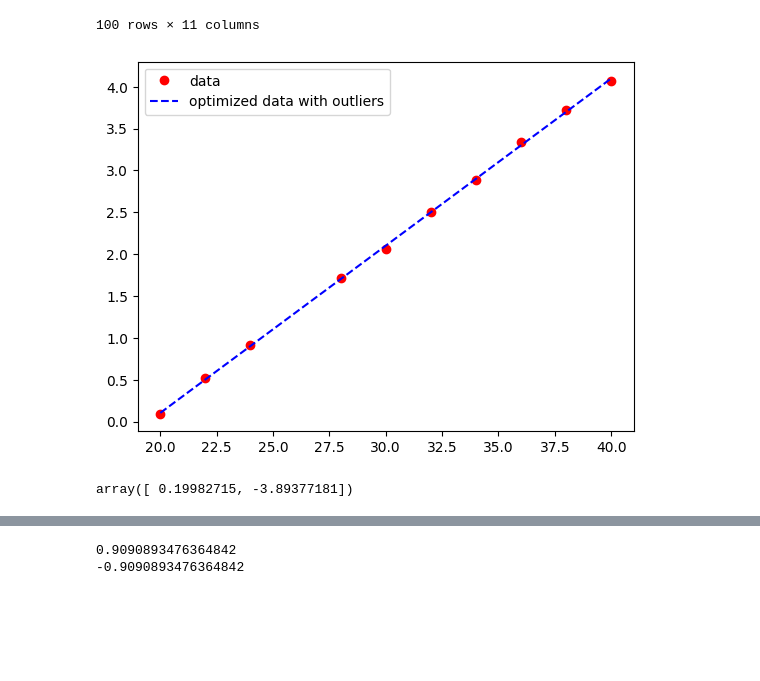
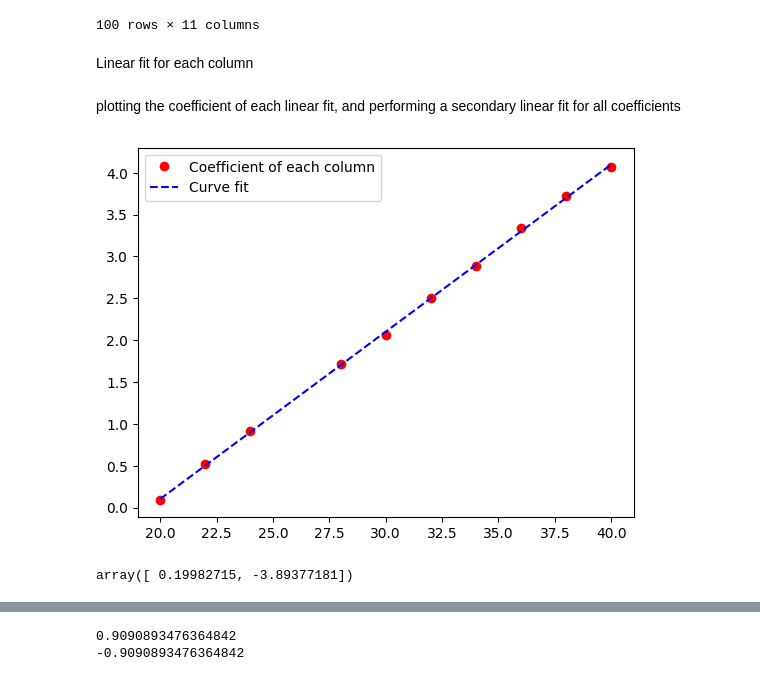
Before and after one commit to SujithChristopher/t-i, a Jupyter notebook: Assignment 1/Question3_b.ipynb, the cells around one changed output, grey strips where cells are left out. Drawn from its saved outputs; the diff is of its cells as text; code cells hidden in the pictures; blank space fills up the shorter version.

```diff
--- a/Assignment 1/Question3_b.ipynb
+++ b/Assignment 1/Question3_b.ipynb
@@ -28,6 +35,8 @@ df
 | 99 | 98.0 | 7.384459586 | 62.02480688 | 86.17742592 | 168.0524904 | 202.459576 | 243.3556196 | 292.8882799 | 330.8531526 | 369.5762804 | 403.1583333 |
 | 100 | 99.0 | 6.73246141 | 56.0909217 | 86.26760537 | 171.3225548 | 208.9561533 | 249.6213226 | 286.9346059 | 323.9530022 | 366.754561 | 407.6005699 |
 100 rows × 11 columns
+# %% [markdown]
+Linear fit for each column
 # %%
 cols = df.columns[1:]
 
@@ -56,17 +61,19 @@ _col_num = [20, 22, 24, 28, 30, 32, 34, 36, 38, 40]
+# %% [markdown]
+plotting the coefficient of each linear fit, and performing a secondary linear fit for all coefficients
 # %%
 param_t, param_cov_t = curve_fit(func, _col_num, _a2)
 
 _a2 = np.array(_a2)
 _col_num = np.array(_col_num)
 ans = param_t[0]*_col_num + param_t[1]
 
-plt.plot(_col_num, _a2, 'o', color ='red', label ="data")
-plt.plot(_col_num, ans, '--', color ='blue', label ="optimized data with outliers")
+plt.plot(_col_num, _a2, 'o', color ='red', label ="Coefficient of each column")
+plt.plot(_col_num, ans, '--', color ='blue', label ="Curve fit")
 plt.legend()
 plt.show()
 param_t
 # %% [output]
-[figure, old version]
+[figure, new version]
 array([ 0.19982715, -3.89377181])
 # %%
 _coeff33 = param_t[0]*33 + param_t[1]
```
Also changed, not shown: parts of 11 cells of this notebook, 1 other file.
